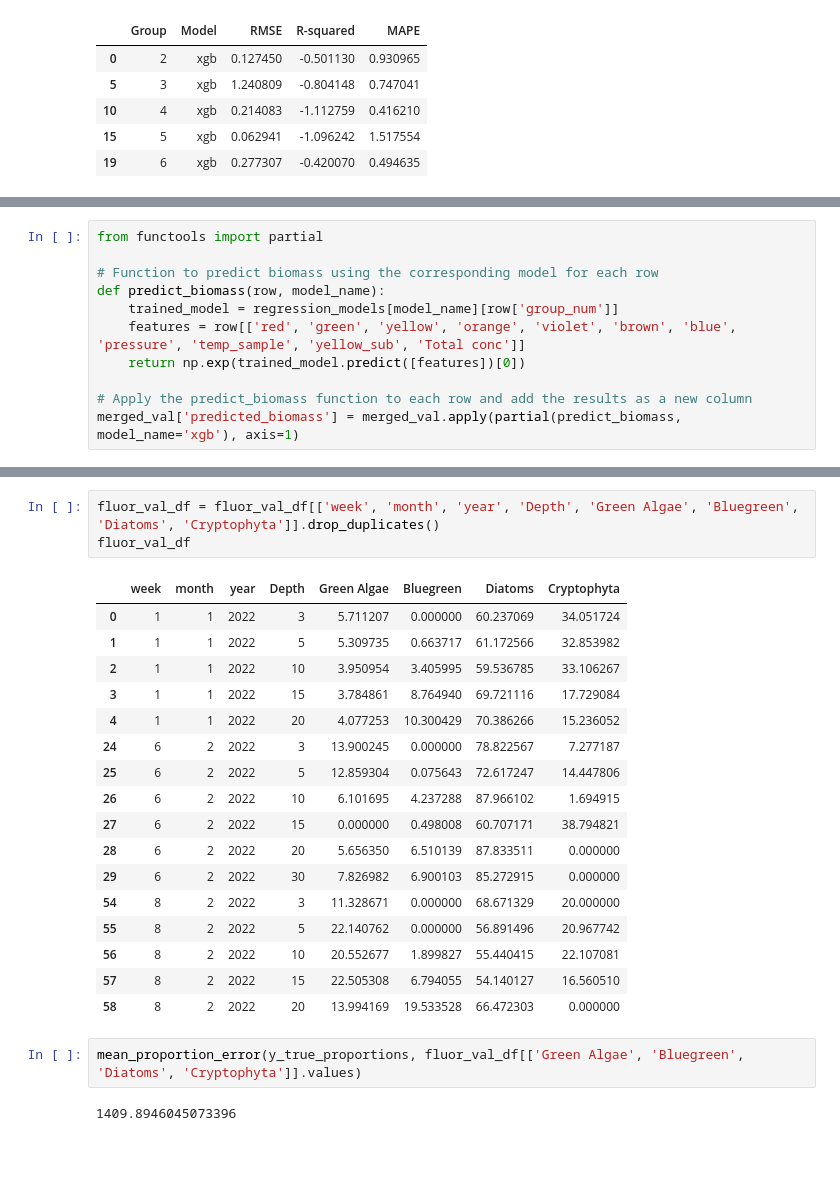
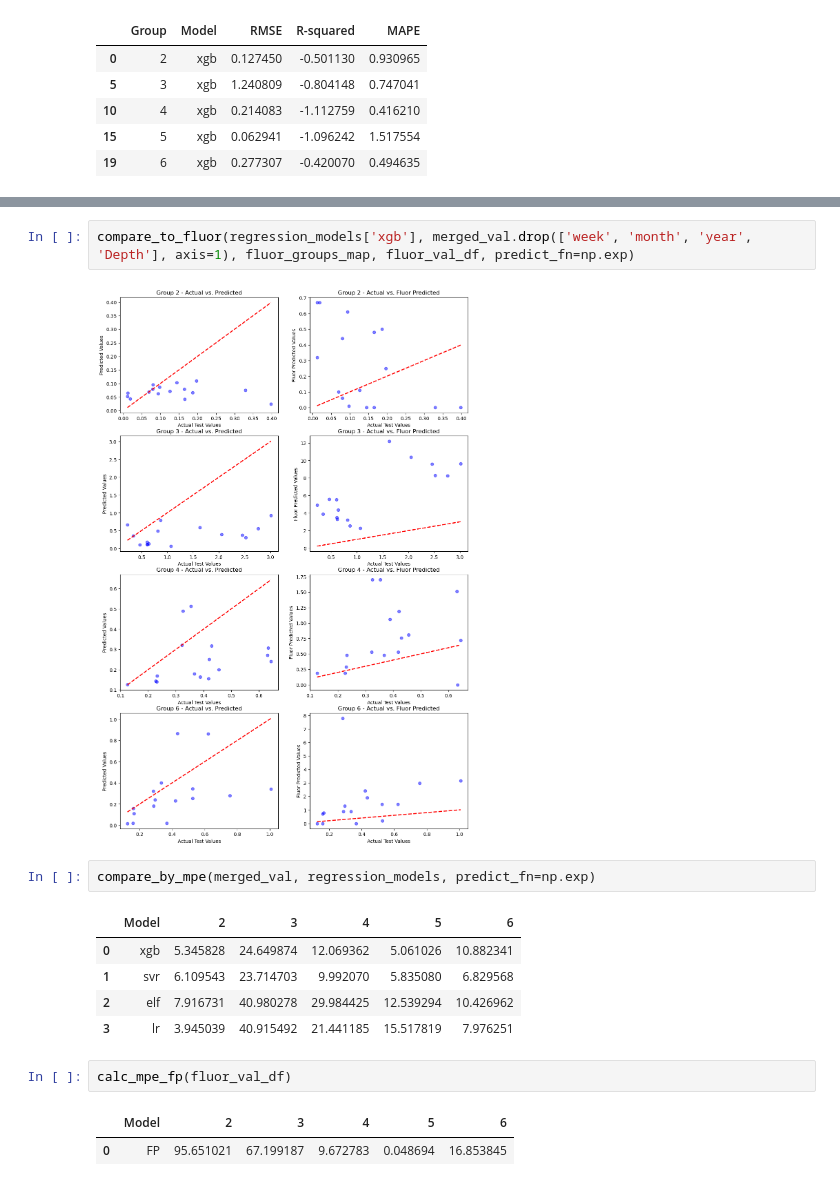
Before and after one commit to dvirla/KinneretPhytoBiomass, a Jupyter notebook: eda_and_models.ipynb, the cells around one changed output, grey strips where cells are left out. Saved outputs shown, nothing was run; the diff lists cells and outputs as text; blank space fills up the shorter version.

```diff
--- a/eda_and_models.ipynb
+++ b/eda_and_models.ipynb
@@ -285,11 +314,0 @@ comparing_df[comparing_df['Model'] == 'xgb']
-# %%
-from functools import partial
-
-# Function to predict biomass using the corresponding model for each row
-def predict_biomass(row, model_name):
-    trained_model = regression_models[model_name][row['group_num']]
-    features = row[['red', 'green', 'yellow', 'orange', 'violet', 'brown', 'blue', 'pressure', 'temp_sample', 'yellow_sub', 'Total conc']]
-    return np.exp(trained_model.predict([features])[0])
-
-# Apply the predict_biomass function to each row and add the results as a new column
-merged_val['predicted_biomass'] = merged_val.apply(partial(predict_biomass, model_name='xgb'), axis=1)
@@ -331,25 +315,17 @@ fluor_val_df
-# %%
-fluor_val_df = fluor_val_df[['week', 'month', 'year', 'Depth', 'Green Algae', 'Bluegreen', 'Diatoms', 'Cryptophyta']].drop_duplicates()
-fluor_val_df
-# %% [output]
-|  | week | month | year | Depth | Green Algae | Bluegreen | Diatoms | Cryptophyta |
-| 0 | 1 | 1 | 2022 | 3 | 5.711207 | 0.000000 | 60.237069 | 34.051724 |
-| 1 | 1 | 1 | 2022 | 5 | 5.309735 | 0.663717 | 61.172566 | 32.853982 |
-| 2 | 1 | 1 | 2022 | 10 | 3.950954 | 3.405995 | 59.536785 | 33.106267 |
-| 3 | 1 | 1 | 2022 | 15 | 3.784861 | 8.764940 | 69.721116 | 17.729084 |
-| 4 | 1 | 1 | 2022 | 20 | 4.077253 | 10.300429 | 70.386266 | 15.236052 |
-| 24 | 6 | 2 | 2022 | 3 | 13.900245 | 0.000000 | 78.822567 | 7.277187 |
-| 25 | 6 | 2 | 2022 | 5 | 12.859304 | 0.075643 | 72.617247 | 14.447806 |
-| 26 | 6 | 2 | 2022 | 10 | 6.101695 | 4.237288 | 87.966102 | 1.694915 |
-| 27 | 6 | 2 | 2022 | 15 | 0.000000 | 0.498008 | 60.707171 | 38.794821 |
-| 28 | 6 | 2 | 2022 | 20 | 5.656350 | 6.510139 | 87.833511 | 0.000000 |
-| 29 | 6 | 2 | 2022 | 30 | 7.826982 | 6.900103 | 85.272915 | 0.000000 |
-| 54 | 8 | 2 | 2022 | 3 | 11.328671 | 0.000000 | 68.671329 | 20.000000 |
-| 55 | 8 | 2 | 2022 | 5 | 22.140762 | 0.000000 | 56.891496 | 20.967742 |
-| 56 | 8 | 2 | 2022 | 10 | 20.552677 | 1.899827 | 55.440415 | 22.107081 |
-| 57 | 8 | 2 | 2022 | 15 | 22.505308 | 6.794055 | 54.140127 | 16.560510 |
-| 58 | 8 | 2 | 2022 | 20 | 13.994169 | 19.533528 | 66.472303 | 0.000000 |
-# %%
-mean_proportion_error(y_true_proportions, fluor_val_df[['Green Algae', 'Bluegreen', 'Diatoms', 'Cryptophyta']].values)
-# %% [output]
-1409.8946045073396
+# %%
+compare_to_fluor(regression_models['xgb'], merged_val.drop(['week', 'month', 'year', 'Depth'], axis=1), fluor_groups_map, fluor_val_df, predict_fn=np.exp)
+# %% [output]
+[figure, added]
+# %%
+compare_by_mpe(merged_val, regression_models, predict_fn=np.exp)
+# %% [output]
+|  | Model | 2 | 3 | 4 | 5 | 6 |
+| 0 | xgb | 5.345828 | 24.649874 | 12.069362 | 5.061026 | 10.882341 |
+| 1 | svr | 6.109543 | 23.714703 | 9.992070 | 5.835080 | 6.829568 |
+| 2 | elf | 7.916731 | 40.980278 | 29.984425 | 12.539294 | 10.426962 |
+| 3 | lr | 3.945039 | 40.915492 | 21.441185 | 15.517819 | 7.976251 |
+# %%
+calc_mpe_fp(fluor_val_df)
+# %% [output]
+|  | Model | 2 | 3 | 4 | 5 | 6 |
+| 0 | FP | 95.651021 | 67.199187 | 9.672783 | 0.048694 | 16.853845 |
```
Also changed, not shown: parts of 12 cells of this notebook.
